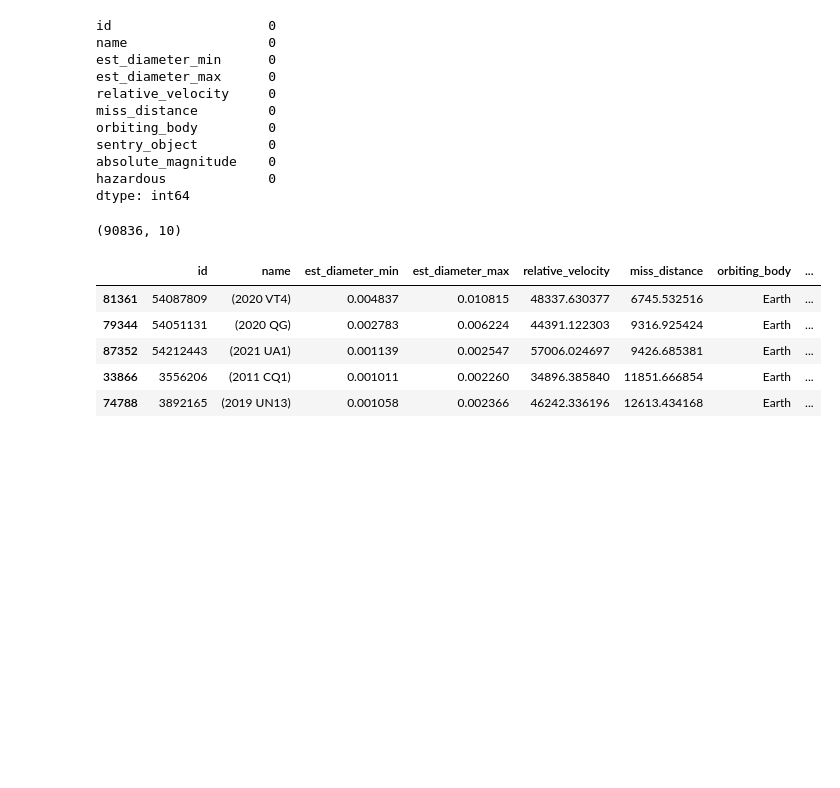
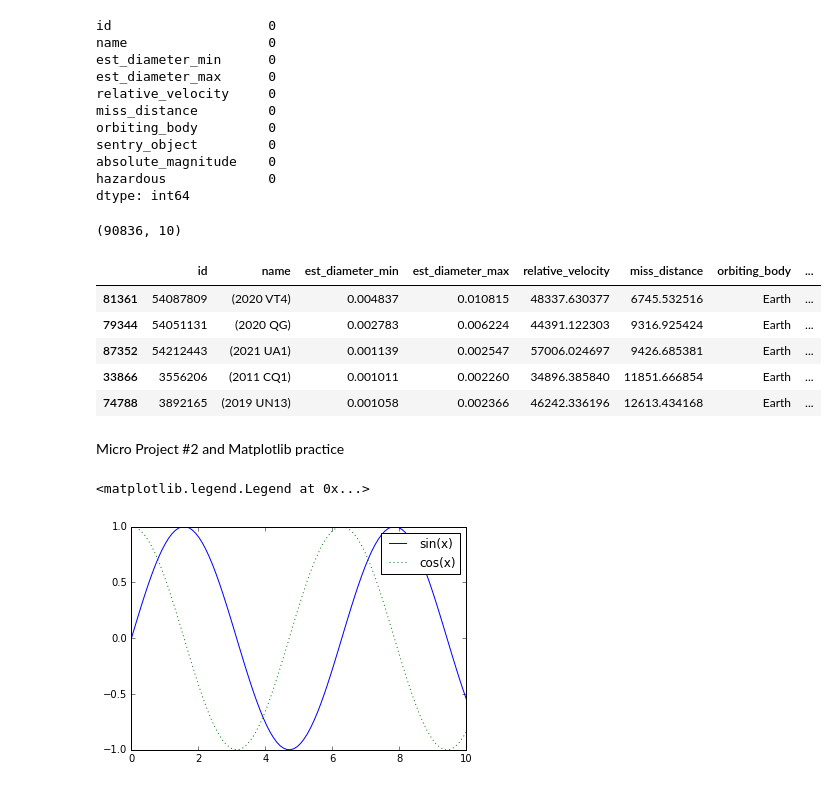
Before and after one commit to Geelit989/ANA500, a Jupyter notebook: Nasa_proj.ipynb, the cells around one changed output. Cells and saved outputs as stored; diff of their text form; code cells hidden in the pictures; blank space fills up the shorter version.

Commit message:
Add files via upload
Microproj#2

```diff
--- a/Nasa_proj.ipynb
+++ b/Nasa_proj.ipynb
@@ -62,3 +86,16 @@ nasa.sort_values(by=['miss_distance']).head() ## sort by distance asteroid misse
 | 87352 | 54212443 | (2021 UA1) | 0.001139 | 0.002547 | 57006.024697 | 9426.685381 | Earth | ... |
 | 33866 | 3556206 | (2011 CQ1) | 0.001011 | 0.002260 | 34896.385840 | 11851.666854 | Earth | ... |
 | 74788 | 3892165 | (2019 UN13) | 0.001058 | 0.002366 | 46242.336196 | 12613.434168 | Earth | ... |
+# %% [markdown]
+Micro Project #2 and Matplotlib practice
+# %%
+plt.style.use('classic')
+# %%
+x = np.linspace(0,10,100)
+fig = plt.figure()
+plt.plot(x, np.sin(x), "-", label = "sin(x)")
+plt.plot(x, np.cos(x),":", label = "cos(x)")
+plt.legend()
+# %% [output]
+<matplotlib.legend.Legend at 0x...>
+[figure, added]
```
Also changed, not shown: parts of 10 cells of this notebook.
